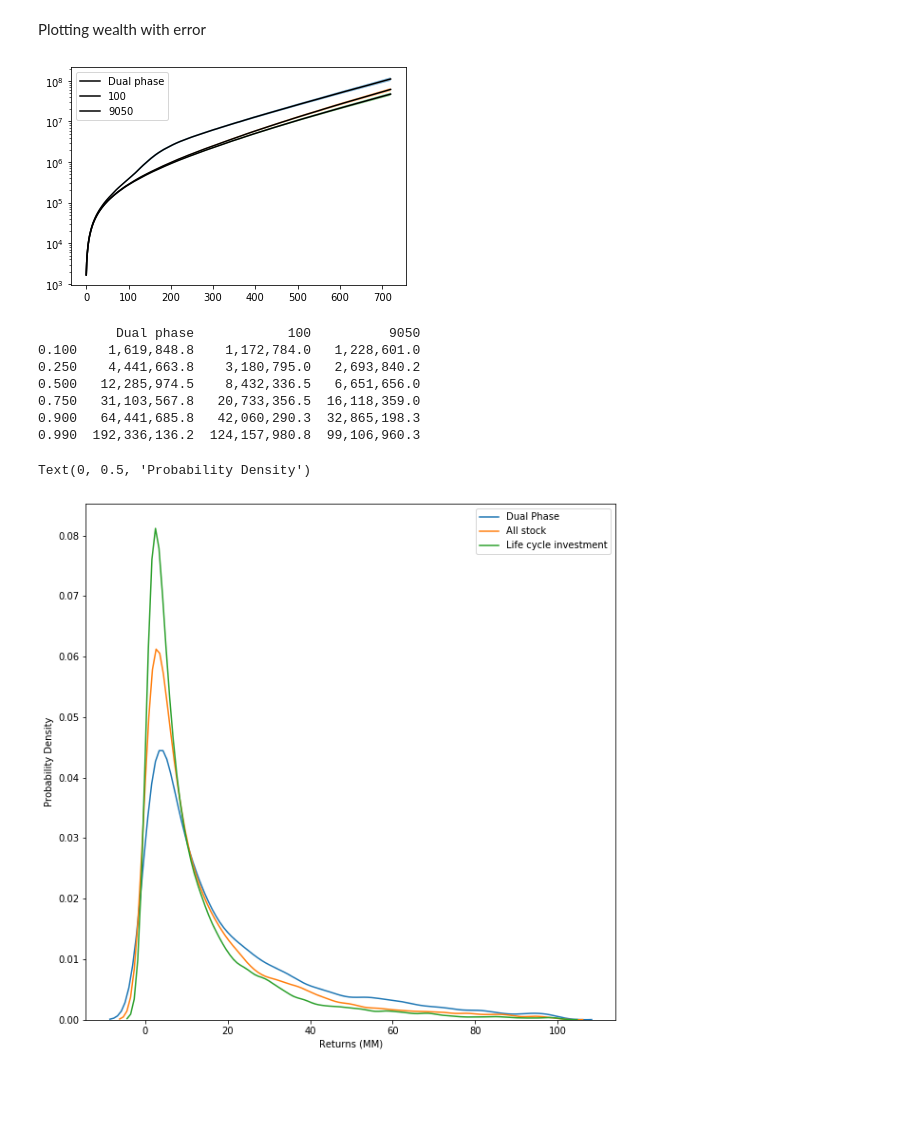
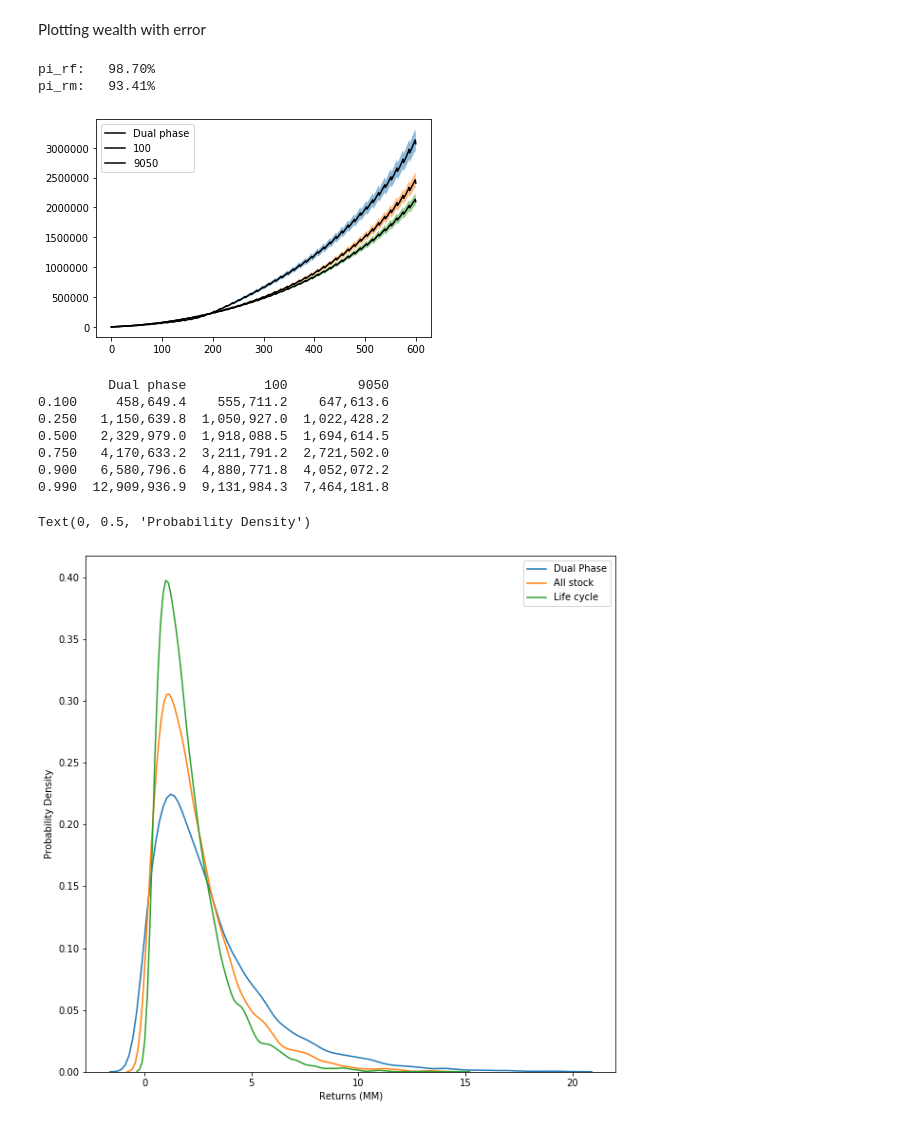
Before and after one commit to neriksen/applied_finance, a Jupyter notebook: Plotter.ipynb, the cells around one changed output. Drawn from its saved outputs; the diff is of its cells as text; code cells hidden in the pictures; blank space fills up the shorter version.

```diff
--- a/Plotter.ipynb
+++ b/Plotter.ipynb
@@ -125,13 +125,11 @@ savings_year.index = pd.to_datetime(savings_year.index, format='%Y')
 savings_month = (savings_year.resample('BMS').pad() / 12)['Earnings'].values
 investments = savings_month * 0.05
 ports = cr.fetch_returns(sim_type = 'garch',
-                         random_seeds = range(10000),
-                         GAMMA = 2.0,
-                         YEARLY_RF = 0.02,
-                         YEARLY_MR = 0.04,
-                         COST = 0.002,
-                         save_to_file = False)
+                         random_seeds = range(10000))
 ports["Dual phase"] = ports["tv_u"].values-ports["total_debt"].values
+# %% [output]
+pi_rf:   98.70%
+pi_rm:   93.41%
 # %%
 def plotter(Variable,n=1000,log=False):
     y = ports[[Variable]].sort_index()
@@ -152,45 +150,42 @@ def plotter(Variable,n=1000,log=False):
 # %%
 to_plot = ('Dual phase', '100', '9050')
 for plot in to_plot:
     plotter(plot)
-plt.legend([])
+plt.legend(to_plot)
 plt.show()
 # %% [output]
-[figure, old version]
+[figure, new version]
 # %%
 y = ports[["Dual phase","100","9050"]].sort_index()
-y = y.loc[720:]
+y = y.loc[(slice(None), 600),:]
 quantile=y.quantile([0.1,0.25,0.5,0.75,0.9,0.99],axis=0).round(decimals=1)
 quantile['Dual phase']=quantile['Dual phase'].apply('{:,}'.format)
 quantile['100']=quantile['100'].apply('{:,}'.format)
 quantile['9050']=quantile['9050'].apply('{:,}'.format)
 print(quantile)
 # %% [output]
-          Dual phase            100          9050
-0.100    1,619,848.8    1,172,784.0   1,228,601.0
-0.250    4,441,663.8    3,180,795.0   2,693,840.2
-0.500   12,285,974.5    8,432,336.5   6,651,656.0
-0.750   31,103,567.8   20,733,356.5  16,118,359.0
-0.900   64,441,685.8   42,060,290.3  32,865,198.3
-0.990  192,336,136.2  124,157,980.8  99,106,960.3
+         Dual phase          100         9050
+0.100     458,649.4    555,711.2    647,613.6
+0.250   1,150,639.8  1,050,927.0  1,022,428.2
+0.500   2,329,979.0  1,918,088.5  1,694,614.5
+0.750   4,170,633.2  3,211,791.2  2,721,502.0
+0.900   6,580,796.6  4,880,771.8  4,052,072.2
+0.990  12,909,936.9  9,131,984.3  7,464,181.8
 # %%
 fige=y.copy()
 fige['Dual phase'] = fige['Dual phase'].div(1000000) #Convert into millions
 fige['100'] = fige['100'].div(1000000) #Convert into millions
 fige['9050'] = fige['9050'].div(1000000) #Convert into millions
 fig, ax = plt.subplots(1, 1, figsize=(10, 10))
-sns.kdeplot(data=fige['Dual phase'],clip=(-1, 100),Label='Dual Phase')
-sns.kdeplot(data=fige['100'],clip=(-1, 100),Label='All stock')
-sns.kdeplot(data=fige['9050'],clip=(-1, 100),Label='Life cycle investment')
-#sns.kdeplot(data=y['Dual phase'],clip=(5000000, 600000000),Label='Dual Phase')
-#sns.kdeplot(data=y['100'],clip=(5000000, 600000000),Label='All stock')
-#sns.kdeplot(data=y['9050'],clip=(5000000, 600000000),Label='Life cycle investment')
-
+sns.kdeplot(data=fige['Dual phase'],clip=(-1, 20),Label='Dual Phase')
+sns.kdeplot(data=fige['100'],clip=(-1, 15),Label='All stock')
+sns.kdeplot(data=fige['9050'],clip=(-1, 15),Label='Life cycle')
 plt.xlabel('Returns (MM)')
 plt.ticklabel_format(style='plain', axis='x')
 plt.ylabel('Probability Density')
+plt.savefig("C:\\Users\\caspe\\applied_finance\\Empirical\\density.png")
 # %% [output]
 Text(0, 0.5, 'Probability Density')
-[figure, old version]
+[figure, new version]
 # %%
 x = ports[["Dual phase","100","9050"]]
```
Also changed, not shown: parts of 2 cells of this notebook, 10 other files.
